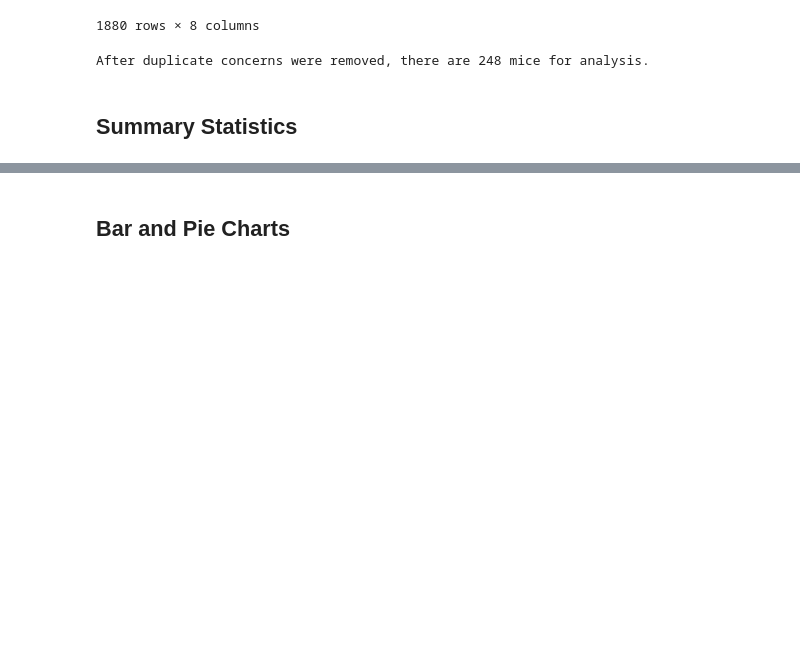
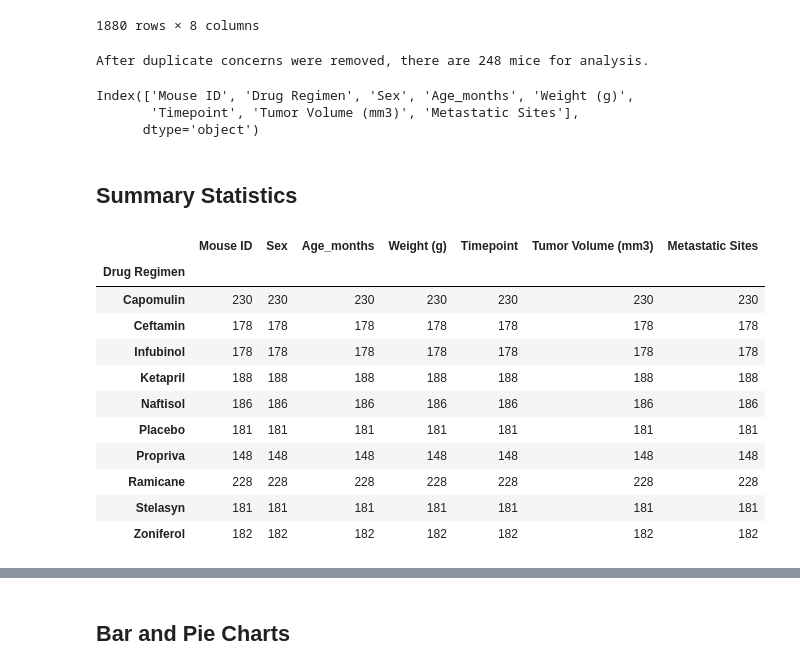
Before and after one commit to ic17rey/Matplotlib-challenge, a Jupyter notebook: Pymaceuticals/pymaceuticals.ipynb, the cells around one changed output, grey strips where cells are left out. Drawn from its saved outputs; the diff is of its cells as text; code cells hidden in the pictures; blank space fills up the shorter version.

Commit message:
Tumor volume statistical summary

```diff
--- a/Pymaceuticals/pymaceuticals.ipynb
+++ b/Pymaceuticals/pymaceuticals.ipynb
@@ -168,9 +170,30 @@ After duplicate concerns were removed, there are 248 mice for analysis.
 # once index is set Mouse ID became an object that couldn't be used for identifying the duplicate
+# %%
+pyma_df.columns
+# %% [output]
+Index(['Mouse ID', 'Drug Regimen', 'Sex', 'Age_months', 'Weight (g)',
+       'Timepoint', 'Tumor Volume (mm3)', 'Metastatic Sites'],
+      dtype='object')
 # %% [markdown]
 ## Summary Statistics
 # %%
 # Generate a summary statistics table of mean, median, variance, standard deviation, and SEM of the tumor volume for each regimen
 
-# Use groupby and summary statistical methods to calculate the following properties of each drug regimen:
-# mean, median, variance, standard deviation, and SEM of the tumor volume.
-# Assemble the resulting series into a single summary dataframe.
+# Start with a Groupby using the Drug Regimen column
+pyma_regimens = pyma_df.groupby(['Drug Regimen'])
+
+# View the data grouped by Drug Regimen
+pyma_regimens.count()
+# %% [output]
+|  | Mouse ID | Sex | Age_months | Weight (g) | Timepoint | Tumor Volume (mm3) | Metastatic Sites |
+| Drug Regimen |  |  |  |  |  |  |  |
+| Capomulin | 230 | 230 | 230 | 230 | 230 | 230 | 230 |
+| Ceftamin | 178 | 178 | 178 | 178 | 178 | 178 | 178 |
+| Infubinol | 178 | 178 | 178 | 178 | 178 | 178 | 178 |
+| Ketapril | 188 | 188 | 188 | 188 | 188 | 188 | 188 |
+| Naftisol | 186 | 186 | 186 | 186 | 186 | 186 | 186 |
+| Placebo | 181 | 181 | 181 | 181 | 181 | 181 | 181 |
+| Propriva | 148 | 148 | 148 | 148 | 148 | 148 | 148 |
+| Ramicane | 228 | 228 | 228 | 228 | 228 | 228 | 228 |
+| Stelasyn | 181 | 181 | 181 | 181 | 181 | 181 | 181 |
+| Zoniferol | 182 | 182 | 182 | 182 | 182 | 182 | 182 |
```
Also changed, not shown: parts of 5 cells of this notebook.
